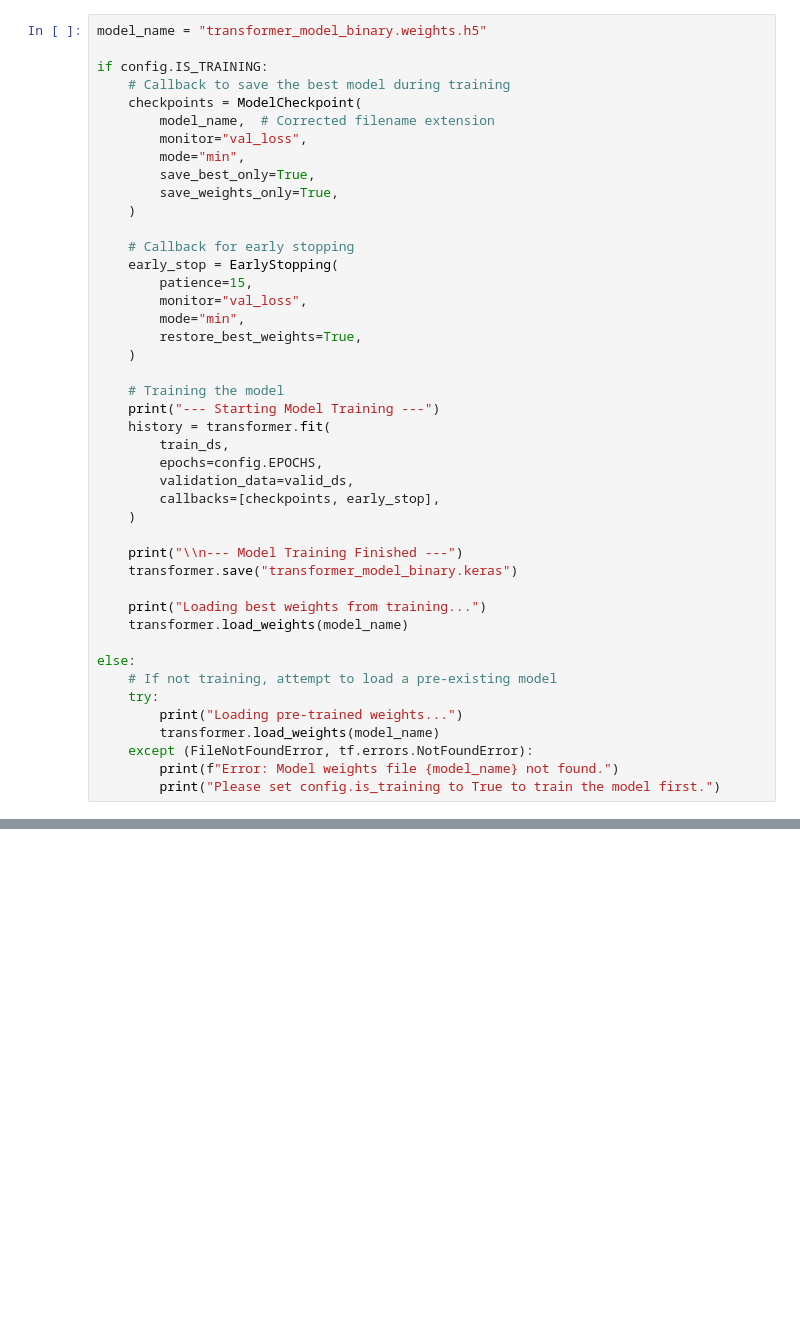
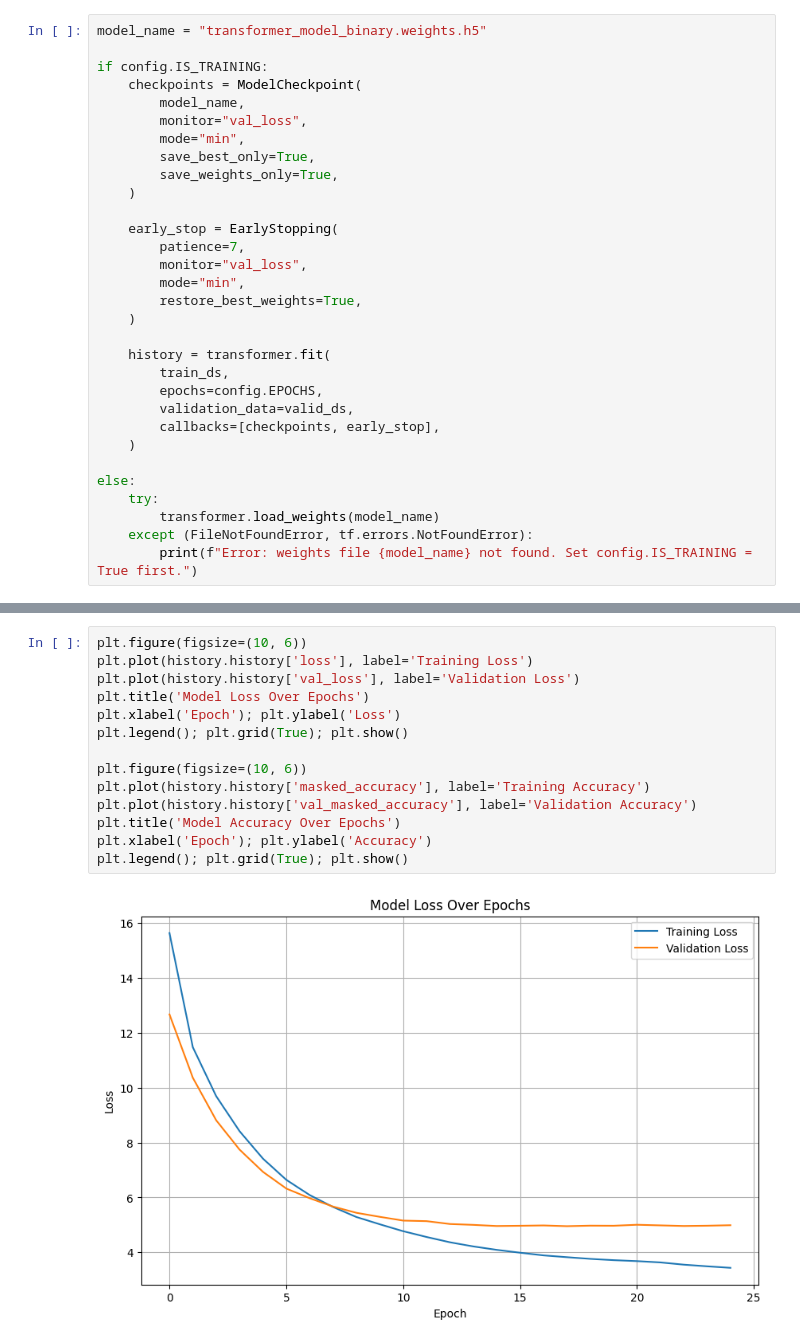
Before and after one commit to Warlord-10/Machine-Learning, a Jupyter notebook: Transformer/BNMT/binary-nmt.ipynb, the cells around one changed output, grey strips where cells are left out. Cells and saved outputs as stored; diff of their text form; blank space fills up the shorter version.

```diff
--- a/Transformer/BNMT/binary-nmt.ipynb
+++ b/Transformer/BNMT/binary-nmt.ipynb
@@ -459,25 +544,21 @@ transformer.summary()
 model_name = "transformer_model_binary.weights.h5"
 
 if config.IS_TRAINING:
-    # Callback to save the best model during training
     checkpoints = ModelCheckpoint(
-        model_name,  # Corrected filename extension
+        model_name,
         monitor="val_loss",
         mode="min",
         save_best_only=True,
         save_weights_only=True,
     )
 
-    # Callback for early stopping
     early_stop = EarlyStopping(
-        patience=15,
+        patience=7,
         monitor="val_loss",
         mode="min",
         restore_best_weights=True,
     )
 
-    # Training the model
-    print("--- Starting Model Training ---")
     history = transformer.fit(
         train_ds,
         epochs=config.EPOCHS,
@@ -485,17 +566,8 @@ if config.IS_TRAINING:
         callbacks=[checkpoints, early_stop],
     )
 
-    print("\\n--- Model Training Finished ---")
-    transformer.save("transformer_model_binary.keras")
-
-    print("Loading best weights from training...")
-    transformer.load_weights(model_name)
-
 else:
-    # If not training, attempt to load a pre-existing model
     try:
-        print("Loading pre-trained weights...")
         transformer.load_weights(model_name)
     except (FileNotFoundError, tf.errors.NotFoundError):
-        print(f"Error: Model weights file {model_name} not found.")
-        print("Please set config.is_training to True to train the model first.")
+        print(f"Error: weights file {model_name} not found. Set config.IS_TRAINING = True first.")
@@ -501,0 +604,16 @@ else:
+# %%
+plt.figure(figsize=(10, 6))
+plt.plot(history.history['loss'], label='Training Loss')
+plt.plot(history.history['val_loss'], label='Validation Loss')
+plt.title('Model Loss Over Epochs')
+plt.xlabel('Epoch'); plt.ylabel('Loss')
+plt.legend(); plt.grid(True); plt.show()
+
+plt.figure(figsize=(10, 6))
+plt.plot(history.history['masked_accuracy'], label='Training Accuracy')
+plt.plot(history.history['val_masked_accuracy'], label='Validation Accuracy')
+plt.title('Model Accuracy Over Epochs')
+plt.xlabel('Epoch'); plt.ylabel('Accuracy')
+plt.legend(); plt.grid(True); plt.show()
+# %% [output]
+[figure, added]
```
Also changed, not shown: parts of 27 cells of this notebook, 16 other files.
